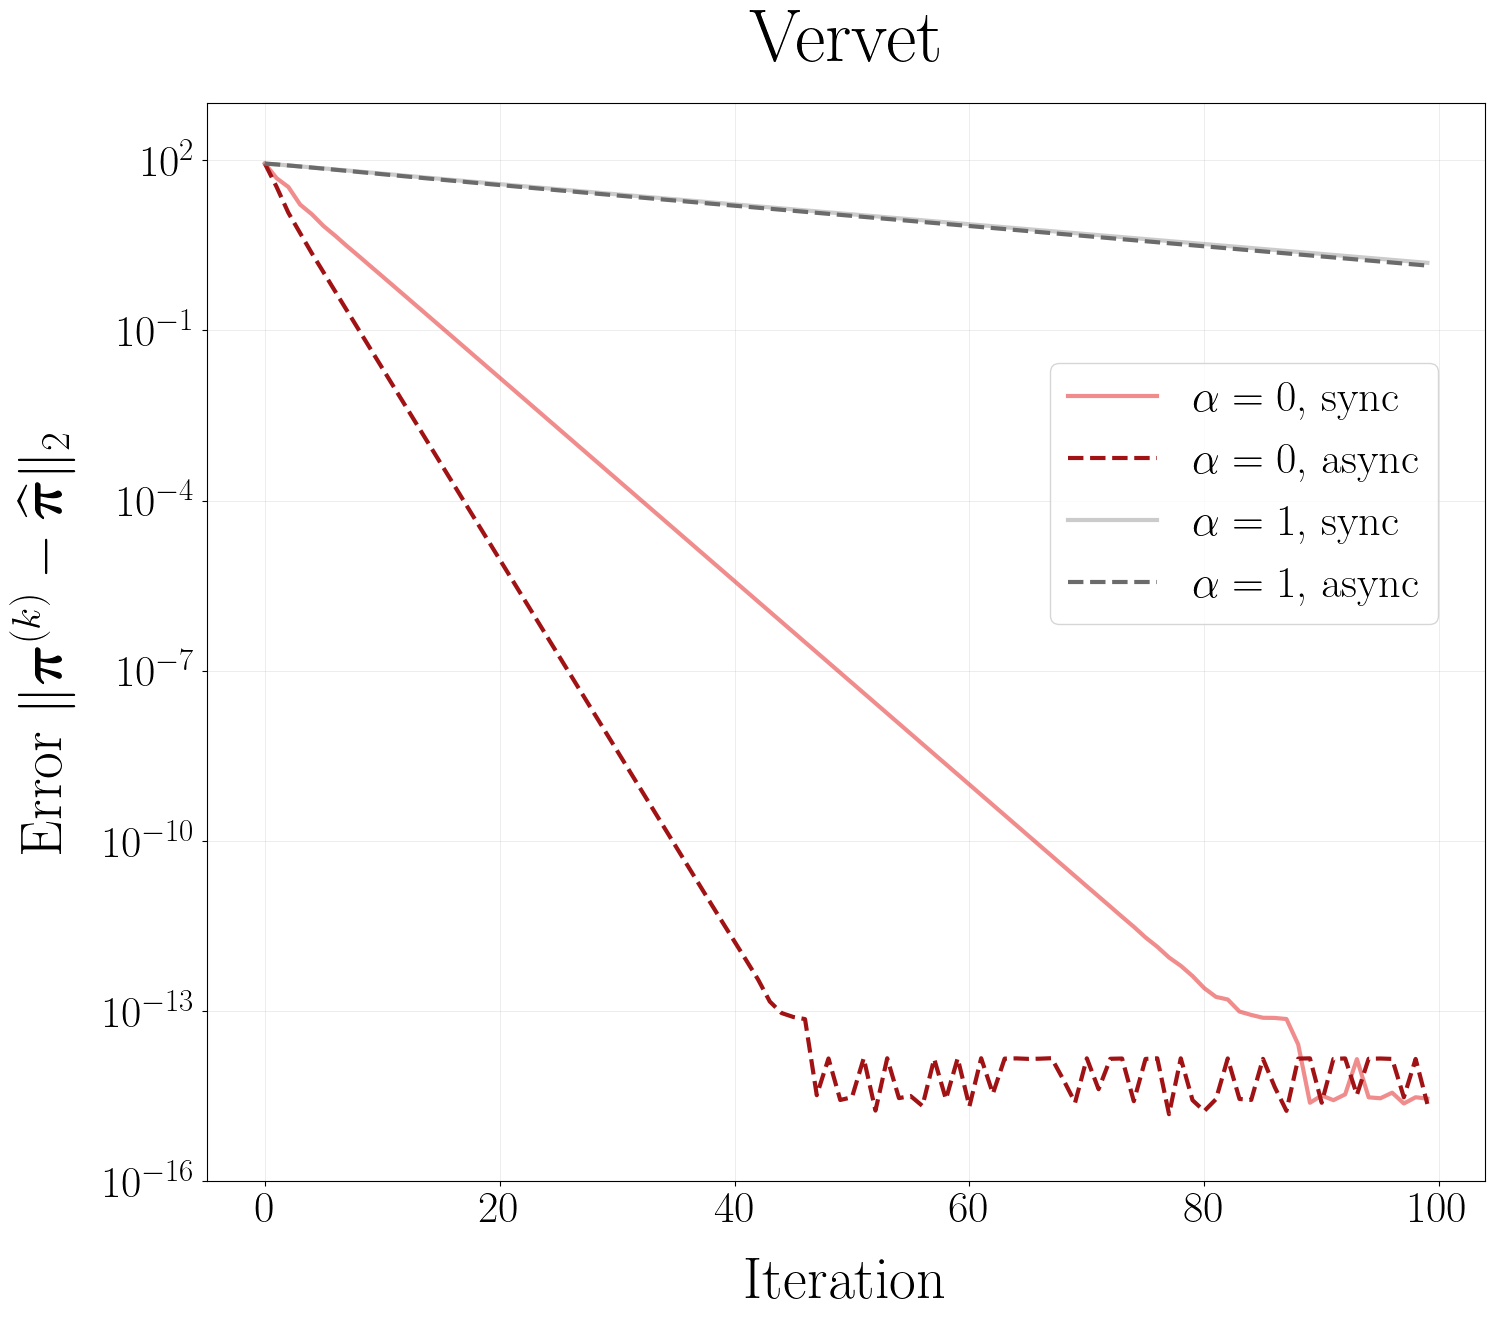
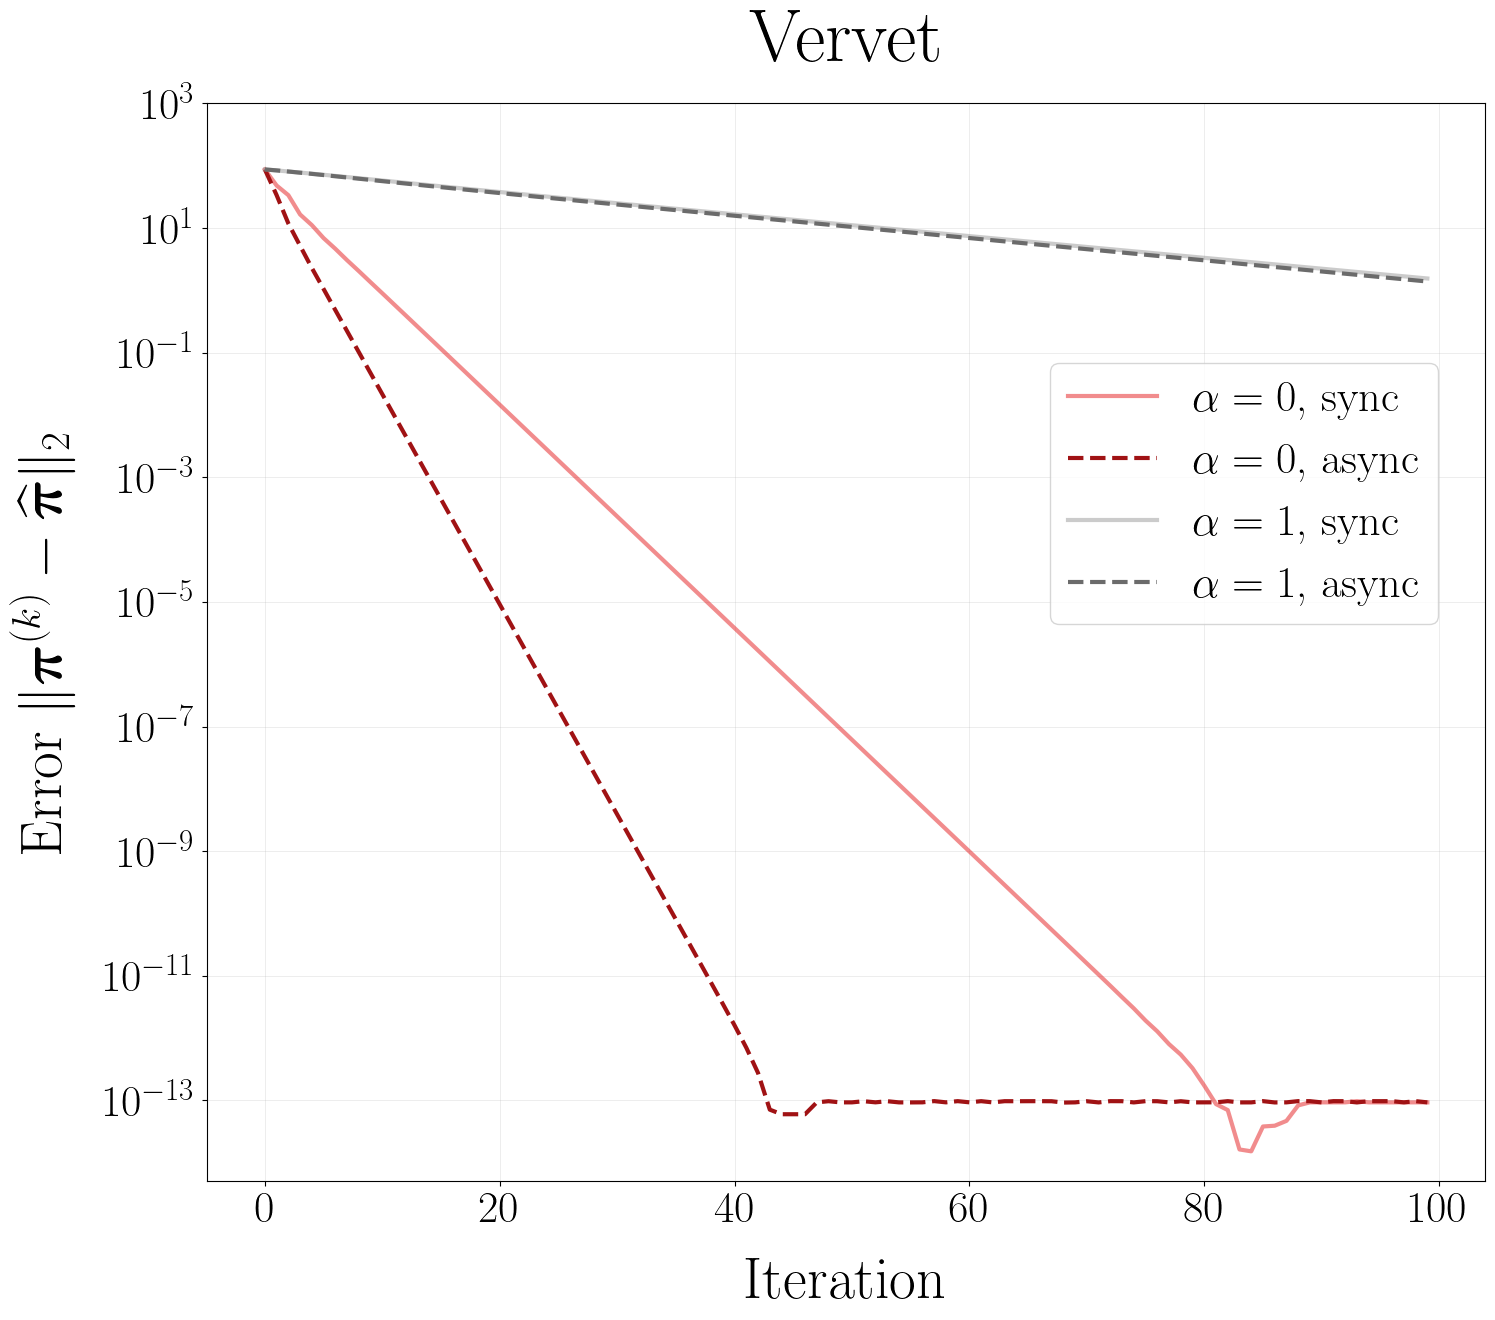
The notebook cell's code change between the first figure and the second:
--- before
+++ after
@@ -34,10 +34,10 @@
         error_async.append(np.linalg.norm(gamma - mle, ord=2))
         gamma = newman_update(gamma, win_list, loss_list, alpha=a, sync=sync)
-    plt.semilogy(error_async,
+    plt.semilogy(np.maximum(error_async, 6e-14),
                  color=shade_color(base_colors[i], 0.7), linewidth=3, linestyle='--',
                  label=rf"$\alpha={a}$, async")
 
 plt.title(r"$\mathrm{Vervet}$", fontsize=54, color='black', pad=30)
-plt.ylim(1e-16, 1e3)
+plt.ylim(5e-15, 1e3)
 plt.xlabel(r'Iteration', fontsize=42, labelpad=20)
 # --- Referee comment: unify y-axis label across figures ---

Commit: change relative error to 1e-15